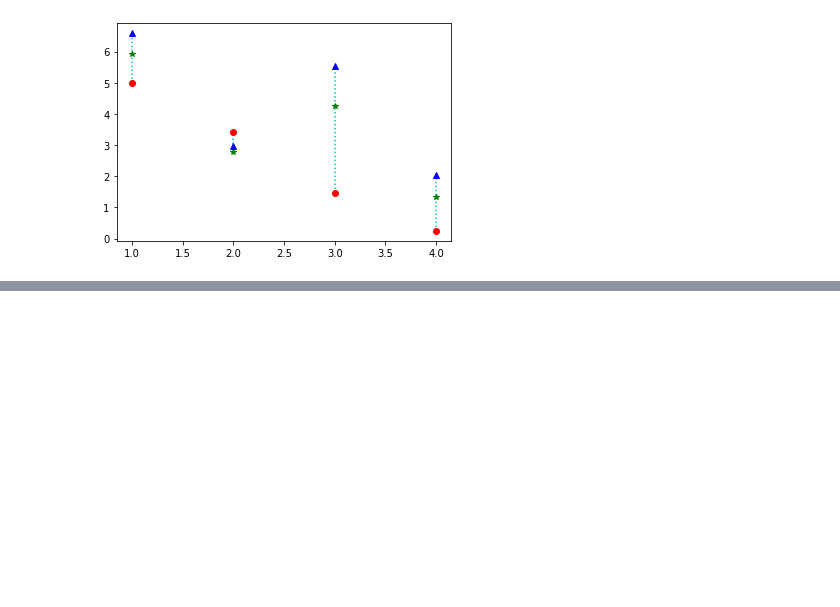
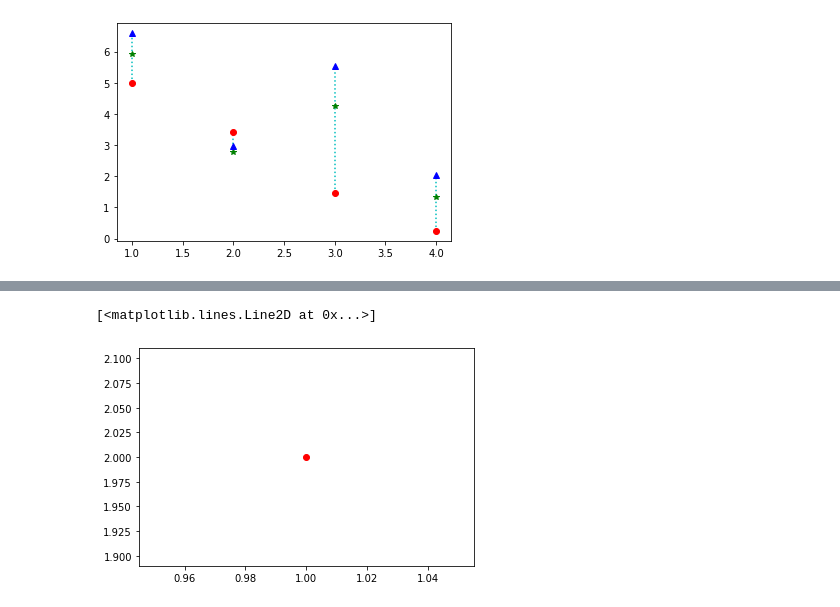
Before and after one commit to Chanakarn06/data_viz_2022, a Jupyter notebook: DataViz04_Data_Comparison.ipynb, the cells around one changed output, grey strips where cells are left out. Saved outputs shown, nothing was run; the diff lists cells and outputs as text; code cells hidden in the pictures; blank space fills up the shorter version.

```diff
--- a/DataViz04_Data_Comparison.ipynb
+++ b/DataViz04_Data_Comparison.ipynb
@@ -71,0 +75,5 @@ plt.plot([1,2,3,4],sample_data.iloc[2,:],'b^')
+# %%
+plt.plot([1],[2],'ro')
+# %% [output]
+[<matplotlib.lines.Line2D at 0x...>]
+[figure, added]
```
Also changed, not shown: parts of 10 cells of this notebook.
